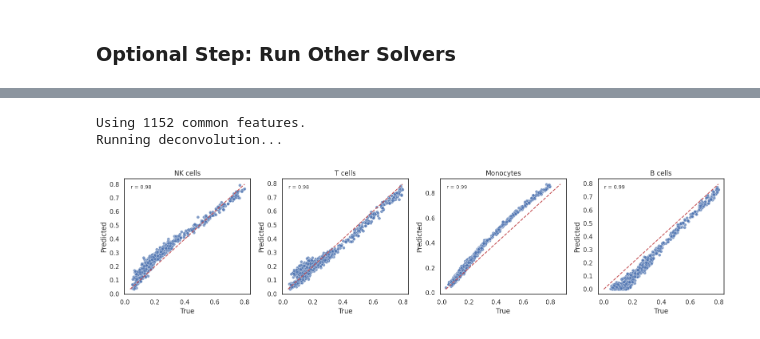
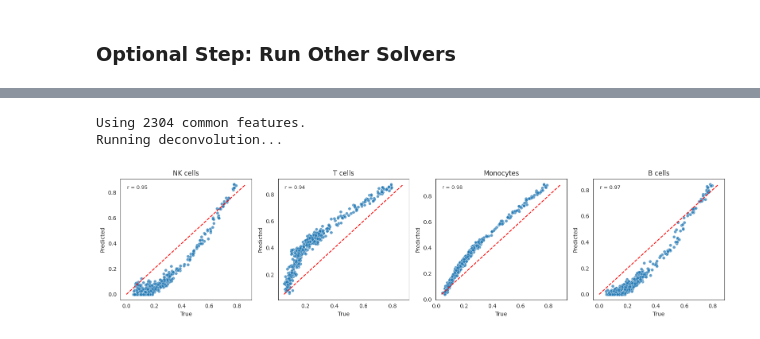
Before and after one commit to Eastmanmd/DECONVersation, a Jupyter notebook: tutorials/extracting_embeddings_from_pseudobulk_c2s.ipynb, the cells around one changed output, grey strips where cells are left out. Saved outputs shown, nothing was run; the diff lists cells and outputs as text; code cells hidden in the pictures.

```diff
--- a/tutorials/extracting_embeddings_from_pseudobulk_c2s.ipynb
+++ b/tutorials/extracting_embeddings_from_pseudobulk_c2s.ipynb
@@ -206,19 +203,19 @@ Running deconvolution...
 # %%
 # Run ridge
 cell_prop_pred = run_deconv(bulk_df = pseudo_bulk_embed.T,
-                                 signature_df = sig_mat_gf_embed.T,
+                                 signature_df = sig_mat_c2s_embed.T,
                             solver= "ridge",
                                  normalize = True)
 
 # Visualize
 plot_true_vs_predicted(
     y_true_df = cell_prop,
     y_pred_df = cell_prop_pred,
     stratify_by_celltype = True,
     dot_size = 30,n_cols=4,
     figsize_per_plot = (4,4)
 )
 # %% [output]
-Using 1152 common features.
+Using 2304 common features.
 Running deconvolution...
-[figure, old version]
+[figure, new version]
```
Also changed, not shown: parts of 9 cells of this notebook, 1 other file.
